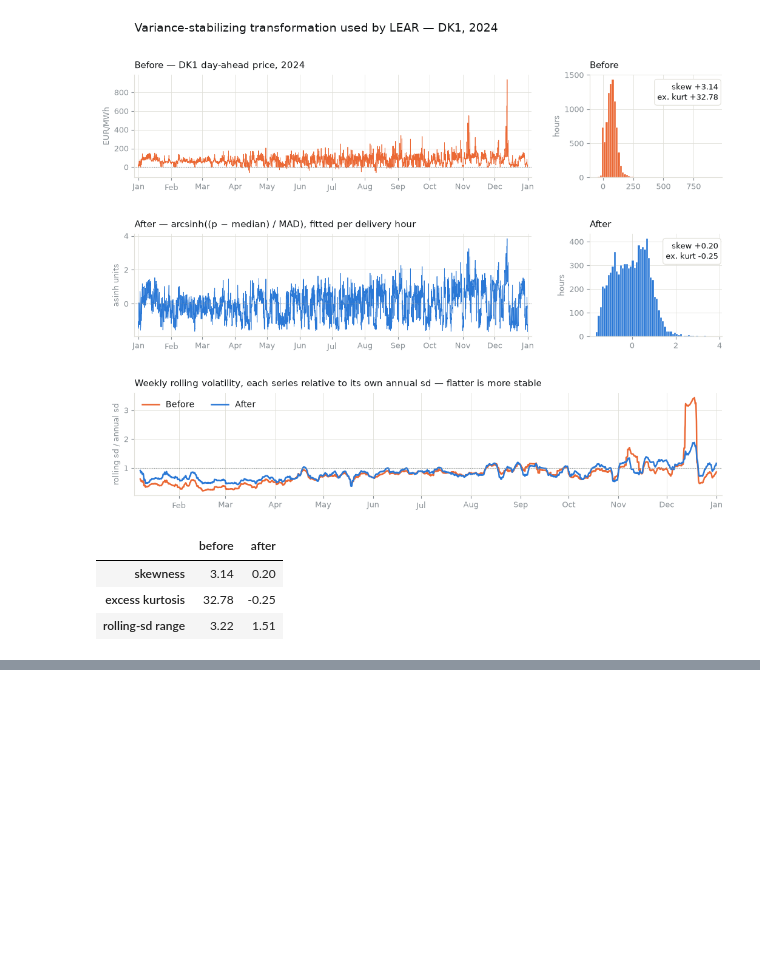
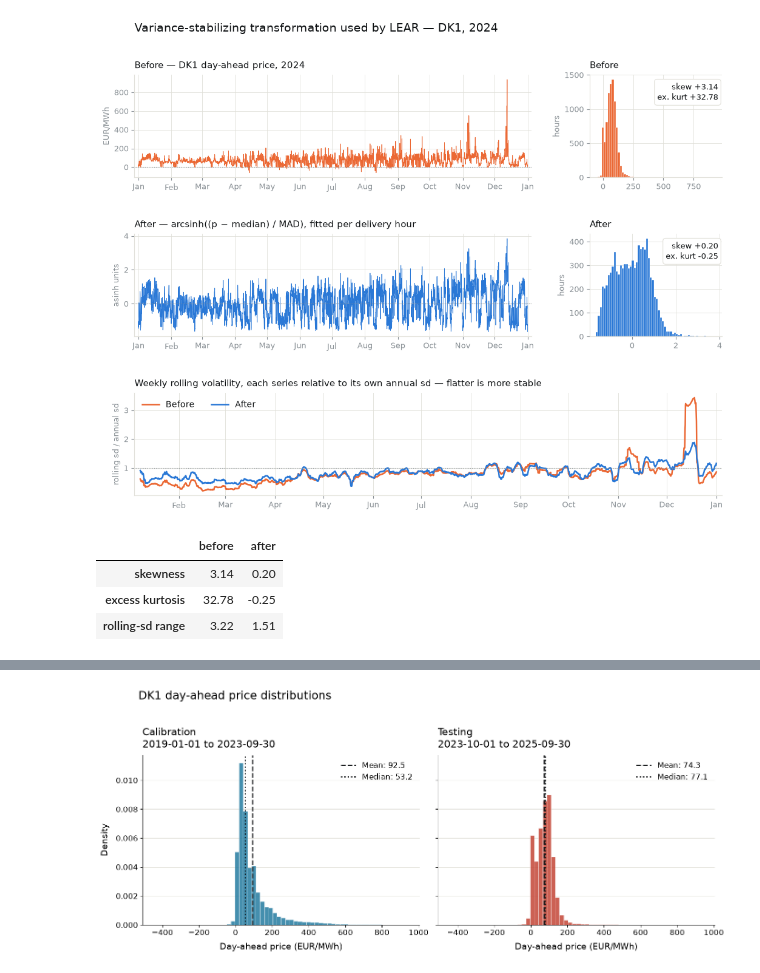
Before and after one commit to Freddy5445/EPF_Masters, a Jupyter notebook: data_analysis.ipynb, the cells around one changed output, grey strips where cells are left out. Cells and saved outputs as stored; diff of their text form; code cells hidden in the pictures; blank space fills up the shorter version.

```diff
--- a/data_analysis.ipynb
+++ b/data_analysis.ipynb
@@ -321,0 +439,50 @@ corr.round(4).to_csv("datasets/price_correlation_matrix.csv")
+# %%
+dk1_price_periods = {
+    "Calibration": prices.loc[:CALIBRATION_END, "DK1"].dropna(),
+    "Testing": prices.loc[TEST_START:TEST_END, "DK1"].dropna(),
+}
+combined_dk1_prices = pd.concat(dk1_price_periods.values())
+bin_edges = np.histogram_bin_edges(combined_dk1_prices, bins=60)
+
+fig, axes = plt.subplots(1, 2, figsize=(14, 6), sharex=True, sharey=True)
+period_colours = {"Calibration": "#247ba0", "Testing": "#c44536"}
+period_dates = {
+    "Calibration": (prices.index.min(), CALIBRATION_END),
+    "Testing": (TEST_START, TEST_END),
+}
+
+for axis, (period_name, period_prices) in zip(axes, dk1_price_periods.items()):
+    start, end = period_dates[period_name]
+    colour = period_colours[period_name]
+    axis.hist(
+        period_prices,
+        bins=bin_edges,
+        density=True,
+        color=colour,
+        alpha=0.85,
+        edgecolor="white",
+        linewidth=0.4,
+    )
+    axis.axvline(period_prices.mean(), color=INK, linewidth=2, linestyle="--",
+                 label=f"Mean: {period_prices.mean():.1f}")
+    axis.axvline(period_prices.median(), color=INK, linewidth=2, linestyle=":",
+                 label=f"Median: {period_prices.median():.1f}")
+    axis.set_title(
+        f"{period_name}\n{start:%Y-%m-%d} to {end:%Y-%m-%d}",
+        fontsize=16,
+        loc="left",
+        pad=12,
+    )
+    axis.set_xlabel("Day-ahead price (EUR/MWh)", fontsize=14, labelpad=9)
+    axis.tick_params(axis="both", labelsize=12)
+    axis.grid(axis="y", color=GRID, linewidth=0.8)
+    axis.set_axisbelow(True)
+    axis.spines[["top", "right"]].set_visible(False)
+    axis.legend(frameon=False, fontsize=12, loc="upper right")
+
+axes[0].set_ylabel("Density", fontsize=14, labelpad=10)
+fig.suptitle("DK1 day-ahead price distributions", fontsize=18, x=0.07, ha="left")
+fig.tight_layout(rect=(0, 0, 1, 0.94))
+plt.show()
+# %% [output]
+[figure, added]
```
Also changed, not shown: parts of 8 cells of this notebook, 19 other files.
